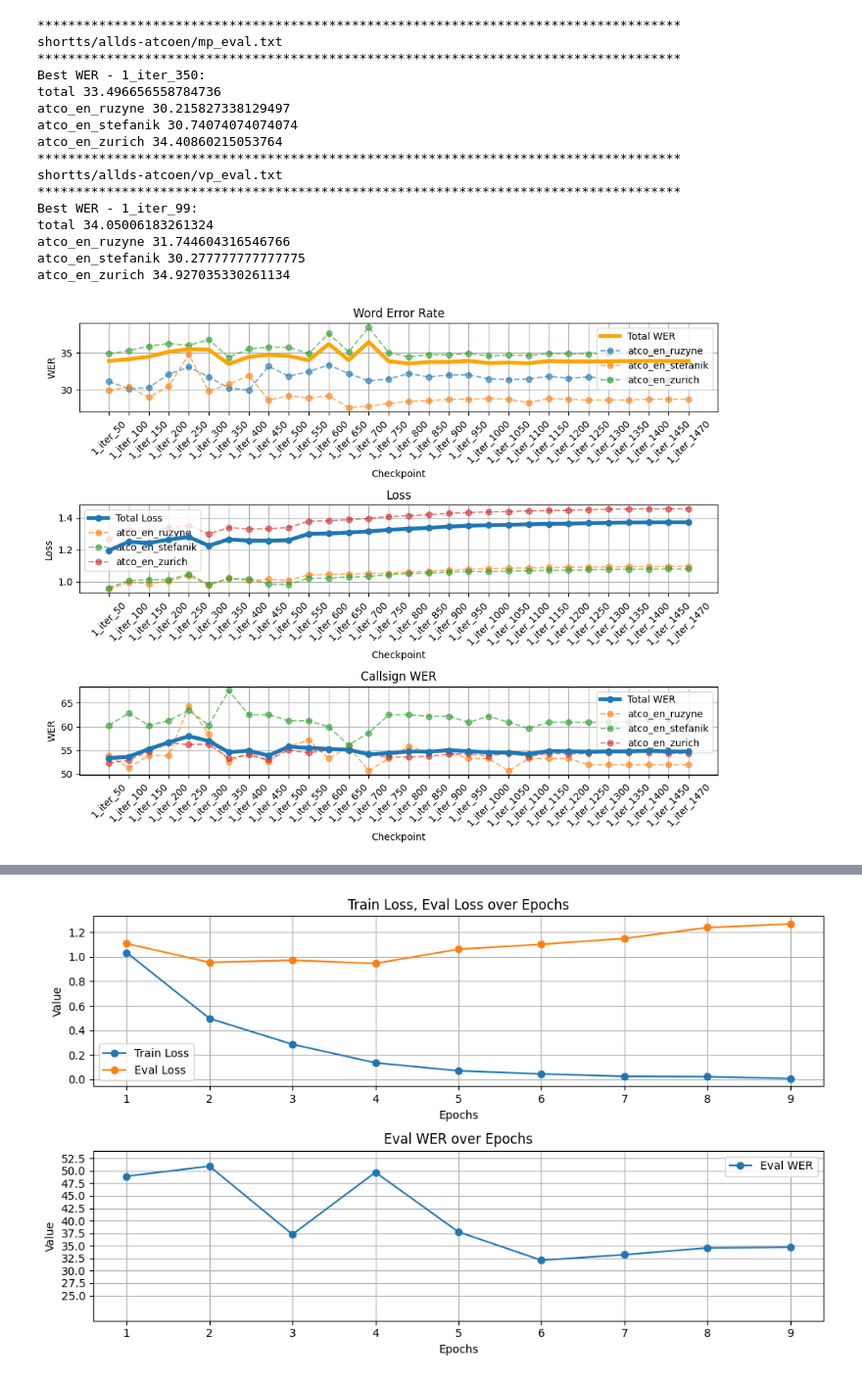
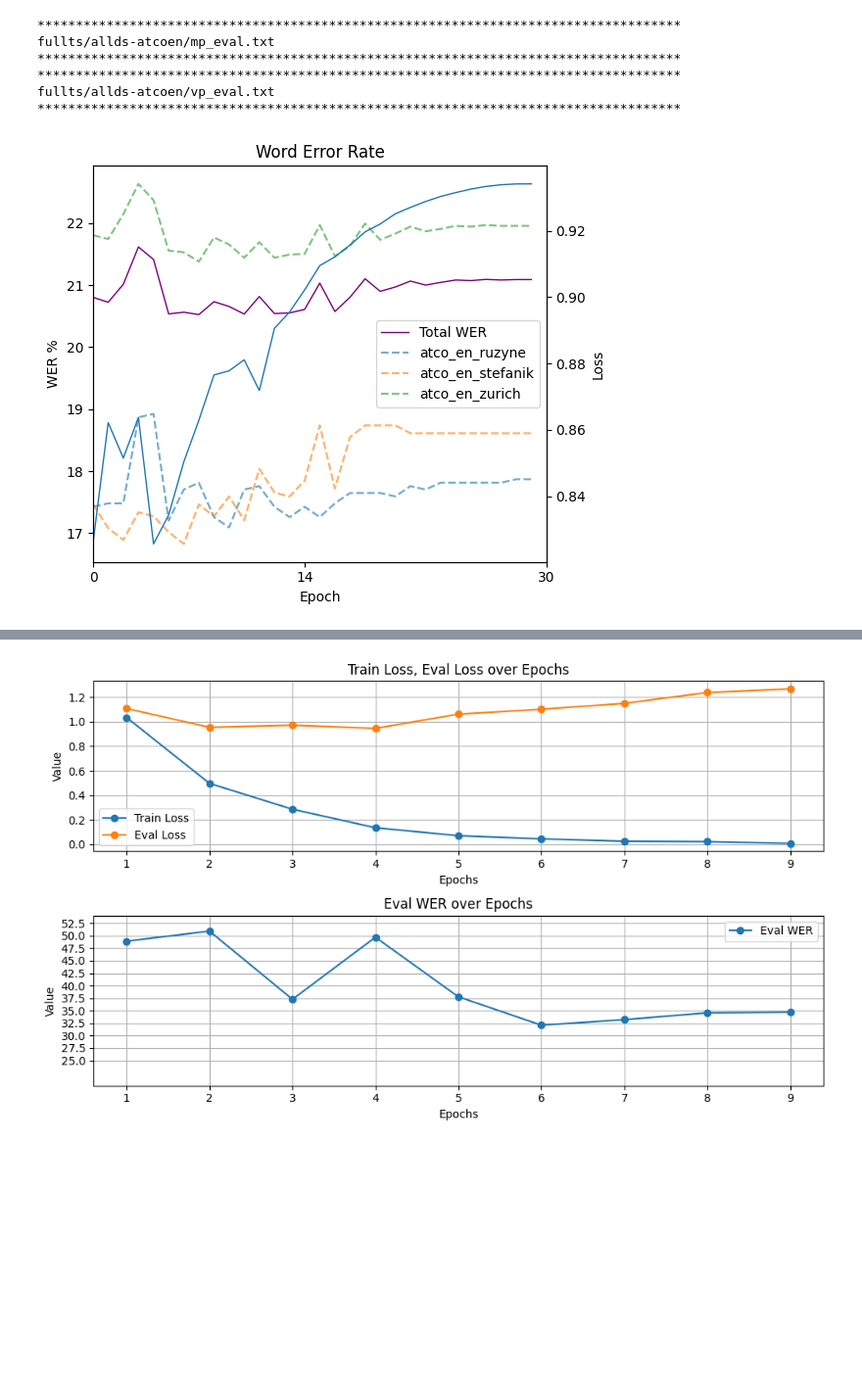
Before and after one commit to JohnyDevp/DP-Air-Traffic-Comm-Transcription, a Jupyter notebook: data/evaluation/RESULTS/base/out_eval_to_graps.ipynb, the cells around one changed output, grey strips where cells are left out. Shown: that part at 98% size. Drawn from its saved outputs; the diff is of its cells as text; code cells hidden in the pictures; blank space fills up the shorter version.

Commit message:
changed graph plotting for doc

```diff
--- a/data/evaluation/RESULTS/base/out_eval_to_graps.ipynb
+++ b/data/evaluation/RESULTS/base/out_eval_to_graps.ipynb
@@ -132,60 +192,43 @@ files = [
     # ===========================================
     # BASE SHORTTS+FULLTS
     # ===========================================
-    # "fullts/allds-atcoen/mp_eval.txt",
-    # "fullts/allds-atcoen/vp_eval.txt",
-    "shortts/allds-atcoen/mp_eval.txt",
-    "shortts/allds-atcoen/vp_eval.txt"
+    "fullts/allds-atcoen/mp_eval.txt",
+    "fullts/allds-atcoen/vp_eval.txt",
+    # "shortts/allds-atcoen/mp_eval.txt",
+    # "shortts/allds-atcoen/vp_eval.txt"
     # ===========================================
     # PROMPT FULLTS
     # ===========================================
     # "prompt/fullts/allds_lr1/5B_eval.txt",
     # "prompt/fullts/allds_lr1/50B_eval.txt",
     # "prompt/fullts/allds_lr1/AG_eval.txt",
     # "prompt/fullts/allds_lr1/AG4B_eval.txt"
 ]
 # SAVE=False
 
 for file in files:
     print('************************************************************************************')
     print(file)
     print('************************************************************************************')
     data = open(file,'r').readlines()
 
     # number of examples in dataset
     num_examples = {
         'atco_en_ruzyne': 70,
         'atco_en_stefanik': 53,
         'atco_en_zurich': 412,
-        # 'atco_fr': 33,
-        # 'atco_other_lang': 40,
-        # 'hiwire_fr': 800,
-        # 'hiwire_gr': 400,
-        # 'hiwire_sp': 300,
-        # 'malorca': 1557,
-        # 'nato': 492
     }
 
-    import json
     out=compute_wer_loss(data)
     # print(json.dumps(out, indent=2))
     checkpoints, wer, loss, cal_wer = compute_total_wer(out, num_examples)
-    plot_wer_loss(wer,loss, cal_wer, checkpoints, file)
+    # plot_wer_loss(wer,loss, cal_wer, checkpoints, file)
+    plot_wer_loss_to_text(wer,loss, cal_wer, checkpoints, file)
 # %% [output]
 ************************************************************************************
-shortts/allds-atcoen/mp_eval.txt
+fullts/allds-atcoen/mp_eval.txt
 ************************************************************************************
-Best WER - 1_iter_350:
-total 33.496656558784736
-atco_en_ruzyne 30.215827338129497
-atco_en_stefanik 30.74074074074074
-atco_en_zurich 34.40860215053764
 ************************************************************************************
-shortts/allds-atcoen/vp_eval.txt
+fullts/allds-atcoen/vp_eval.txt
 ************************************************************************************
-Best WER - 1_iter_99:
-total 34.05006183261324
-atco_en_ruzyne 31.744604316546766
-atco_en_stefanik 30.277777777777775
-atco_en_zurich 34.927035330261134
-[figure, old version]
+[figure, new version]
```
Also changed, not shown: parts of 2 cells of this notebook.
